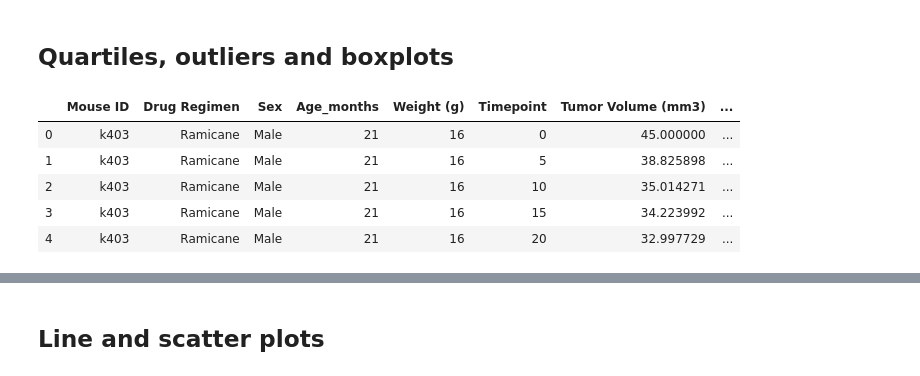
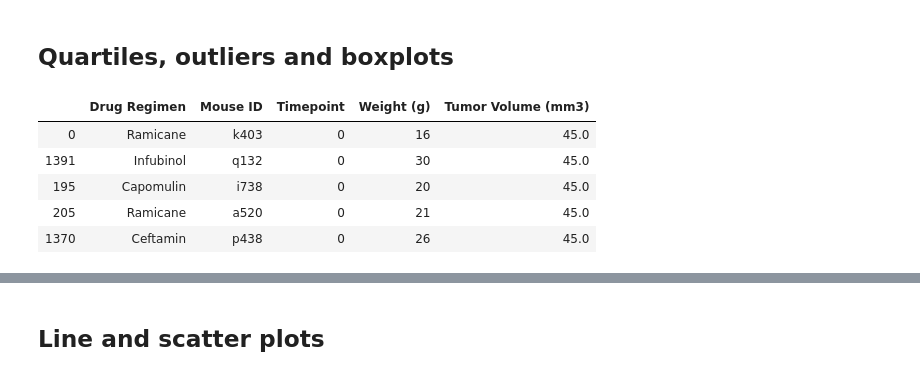
Before and after one commit to GJDoug/douglassMatplotlibChallenge, a Jupyter notebook: Pymaceuticals/pymaceuticals_starter.ipynb, the cells around one changed output, grey strips where cells are left out. Saved outputs shown, nothing was run; the diff lists cells and outputs as text; code cells hidden in the pictures.

```diff
--- a/Pymaceuticals/pymaceuticals_starter.ipynb
+++ b/Pymaceuticals/pymaceuticals_starter.ipynb
@@ -112,14 +117,17 @@ plt.show()
 # %% [markdown]
 ## Quartiles, outliers and boxplots
 # %%
-# Calculate the final tumor volume of each mouse across four of the most promising treatment regimens. Calculate the IQR and quantitatively determine if there are any potential outliers.
+# Calculate the final tumor volume of each mouse across four of the most promising treatment regimens: Capomulin, Ramicane, Infubinol, and Ceftamin. Calculate the quartiles and IQR and quantitatively determine if there are any potential outliers across all four treatment regimens.
+top_four = combined[combined["Drug Regimen"].isin(["Capomulin", "Ramicane", "Infubinol", "Ceftamin"])]
+top_four = top_four.sort_values(["Timepoint"], ascending=True)
+top_four
 
-topregimens = combined[combined["Drug Regimen"].isin(['Ramicane', 'Capomulin', 'Propriva', 'Ceftamin'])]
-topregimens.head()
+top_four = top_four[["Drug Regimen", "Mouse ID", "Timepoint","Weight (g)", "Tumor Volume (mm3)"]]
+top_four.head()
 # %% [output]
-|  | Mouse ID | Drug Regimen | Sex | Age_months | Weight (g) | Timepoint | Tumor Volume (mm3) | ... |
-| 0 | k403 | Ramicane | Male | 21 | 16 | 0 | 45.000000 | ... |
-| 1 | k403 | Ramicane | Male | 21 | 16 | 5 | 38.825898 | ... |
-| 2 | k403 | Ramicane | Male | 21 | 16 | 10 | 35.014271 | ... |
-| 3 | k403 | Ramicane | Male | 21 | 16 | 15 | 34.223992 | ... |
-| 4 | k403 | Ramicane | Male | 21 | 16 | 20 | 32.997729 | ... |
+|  | Drug Regimen | Mouse ID | Timepoint | Weight (g) | Tumor Volume (mm3) |
+| 0 | Ramicane | k403 | 0 | 16 | 45.0 |
+| 1391 | Infubinol | q132 | 0 | 30 | 45.0 |
+| 195 | Capomulin | i738 | 0 | 20 | 45.0 |
+| 205 | Ramicane | a520 | 0 | 21 | 45.0 |
+| 1370 | Ceftamin | p438 | 0 | 26 | 45.0 |
```
Also changed, not shown: parts of 24 cells of this notebook.
